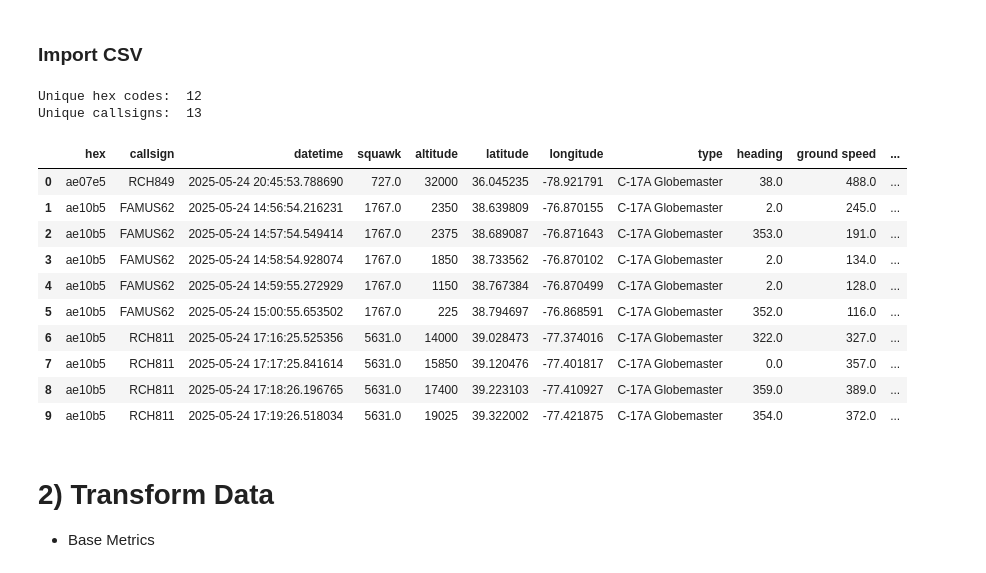
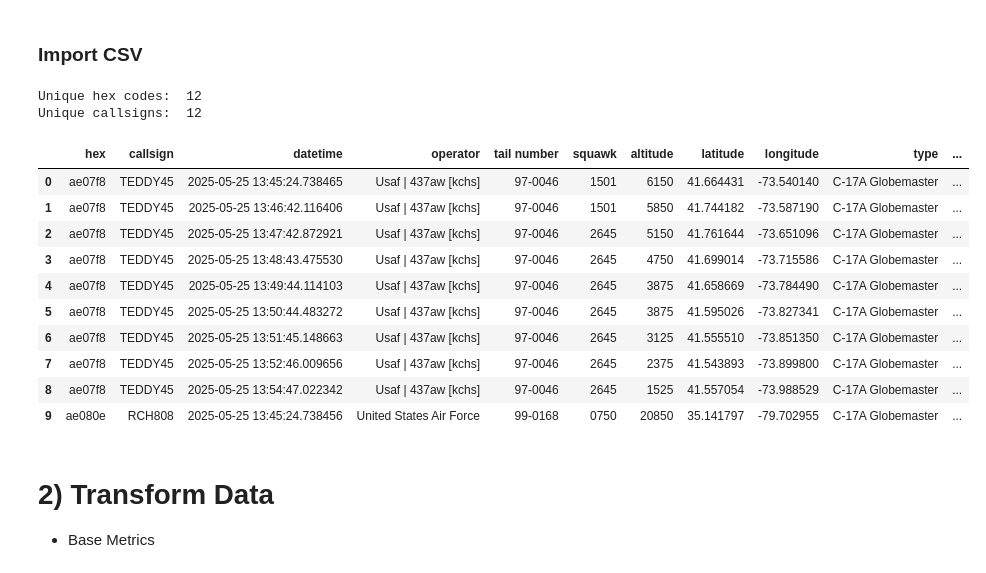
Before and after one commit to jason-christopher/Aircraft_Tracker, a Jupyter notebook: analysis.ipynb, the cells around one changed output. Drawn from its saved outputs; the diff is of its cells as text; code cells hidden in the pictures.

```diff
--- a/analysis.ipynb
+++ b/analysis.ipynb
@@ -12,31 +12,31 @@ from mapping import MILITARY_BASES
 # %% [markdown]
 ### Import CSV
 # %%
-data_raw = pd.read_csv("aircraft_data.csv")
+data_raw = pd.read_csv("aircraft_data_new.csv")
 
 # Convert 'timestamp' column to datetime
 data_raw["datetime"] = pd.to_datetime(data_raw["datetime"])
 
 # Sort by hex and then datetime
 data_raw = data_raw.sort_values(by=["hex", "datetime"]).reset_index(drop=True)
 
 print("Unique hex codes: ", data_raw['hex'].nunique())
 print("Unique callsigns: ", data_raw['callsign'].nunique())
 data_raw.head(10)
 # %% [output]
 Unique hex codes:  12
-Unique callsigns:  13
+Unique callsigns:  12
-|  | hex | callsign | datetime | squawk | altitude | latitude | longitude | type | heading | ground speed | ... |
-| 0 | ae07e5 | RCH849 | 2025-05-24 20:45:53.788690 | 727.0 | 32000 | 36.045235 | -78.921791 | C-17A Globemaster | 38.0 | 488.0 | ... |
-| 1 | ae10b5 | FAMUS62 | 2025-05-24 14:56:54.216231 | 1767.0 | 2350 | 38.639809 | -76.870155 | C-17A Globemaster | 2.0 | 245.0 | ... |
-| 2 | ae10b5 | FAMUS62 | 2025-05-24 14:57:54.549414 | 1767.0 | 2375 | 38.689087 | -76.871643 | C-17A Globemaster | 353.0 | 191.0 | ... |
-| 3 | ae10b5 | FAMUS62 | 2025-05-24 14:58:54.928074 | 1767.0 | 1850 | 38.733562 | -76.870102 | C-17A Globemaster | 2.0 | 134.0 | ... |
-| 4 | ae10b5 | FAMUS62 | 2025-05-24 14:59:55.272929 | 1767.0 | 1150 | 38.767384 | -76.870499 | C-17A Globemaster | 2.0 | 128.0 | ... |
-| 5 | ae10b5 | FAMUS62 | 2025-05-24 15:00:55.653502 | 1767.0 | 225 | 38.794697 | -76.868591 | C-17A Globemaster | 352.0 | 116.0 | ... |
-| 6 | ae10b5 | RCH811 | 2025-05-24 17:16:25.525356 | 5631.0 | 14000 | 39.028473 | -77.374016 | C-17A Globemaster | 322.0 | 327.0 | ... |
-| 7 | ae10b5 | RCH811 | 2025-05-24 17:17:25.841614 | 5631.0 | 15850 | 39.120476 | -77.401817 | C-17A Globemaster | 0.0 | 357.0 | ... |
-| 8 | ae10b5 | RCH811 | 2025-05-24 17:18:26.196765 | 5631.0 | 17400 | 39.223103 | -77.410927 | C-17A Globemaster | 359.0 | 389.0 | ... |
-| 9 | ae10b5 | RCH811 | 2025-05-24 17:19:26.518034 | 5631.0 | 19025 | 39.322002 | -77.421875 | C-17A Globemaster | 354.0 | 372.0 | ... |
+|  | hex | callsign | datetime | operator | tail number | squawk | altitude | latitude | longitude | type | ... |
+| 0 | ae07f8 | TEDDY45 | 2025-05-25 13:45:24.738465 | Usaf | 437aw [kchs] | 97-0046 | 1501 | 6150 | 41.664431 | -73.540140 | C-17A Globemaster | ... |
+| 1 | ae07f8 | TEDDY45 | 2025-05-25 13:46:42.116406 | Usaf | 437aw [kchs] | 97-0046 | 1501 | 5850 | 41.744182 | -73.587190 | C-17A Globemaster | ... |
+| 2 | ae07f8 | TEDDY45 | 2025-05-25 13:47:42.872921 | Usaf | 437aw [kchs] | 97-0046 | 2645 | 5150 | 41.761644 | -73.651096 | C-17A Globemaster | ... |
+| 3 | ae07f8 | TEDDY45 | 2025-05-25 13:48:43.475530 | Usaf | 437aw [kchs] | 97-0046 | 2645 | 4750 | 41.699014 | -73.715586 | C-17A Globemaster | ... |
+| 4 | ae07f8 | TEDDY45 | 2025-05-25 13:49:44.114103 | Usaf | 437aw [kchs] | 97-0046 | 2645 | 3875 | 41.658669 | -73.784490 | C-17A Globemaster | ... |
+| 5 | ae07f8 | TEDDY45 | 2025-05-25 13:50:44.483272 | Usaf | 437aw [kchs] | 97-0046 | 2645 | 3875 | 41.595026 | -73.827341 | C-17A Globemaster | ... |
+| 6 | ae07f8 | TEDDY45 | 2025-05-25 13:51:45.148663 | Usaf | 437aw [kchs] | 97-0046 | 2645 | 3125 | 41.555510 | -73.851350 | C-17A Globemaster | ... |
+| 7 | ae07f8 | TEDDY45 | 2025-05-25 13:52:46.009656 | Usaf | 437aw [kchs] | 97-0046 | 2645 | 2375 | 41.543893 | -73.899800 | C-17A Globemaster | ... |
+| 8 | ae07f8 | TEDDY45 | 2025-05-25 13:54:47.022342 | Usaf | 437aw [kchs] | 97-0046 | 2645 | 1525 | 41.557054 | -73.988529 | C-17A Globemaster | ... |
+| 9 | ae080e | RCH808 | 2025-05-25 13:45:24.738456 | United States Air Force | 99-0168 | 0750 | 20850 | 35.141797 | -79.702955 | C-17A Globemaster | ... |
 # %% [markdown]
 # 2) Transform Data
 * Base Metrics
```
Also changed, not shown: parts of 2 cells of this notebook, 3 other files.
